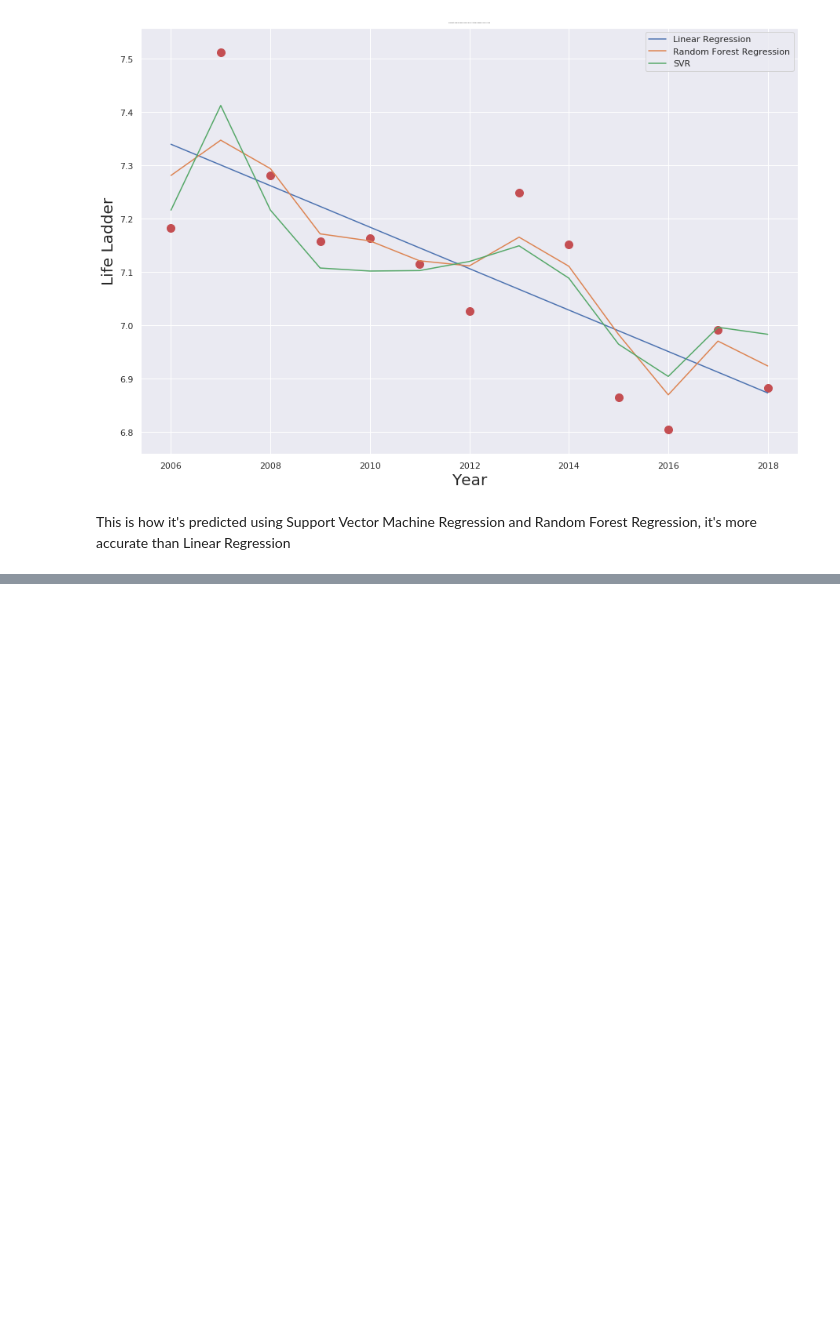
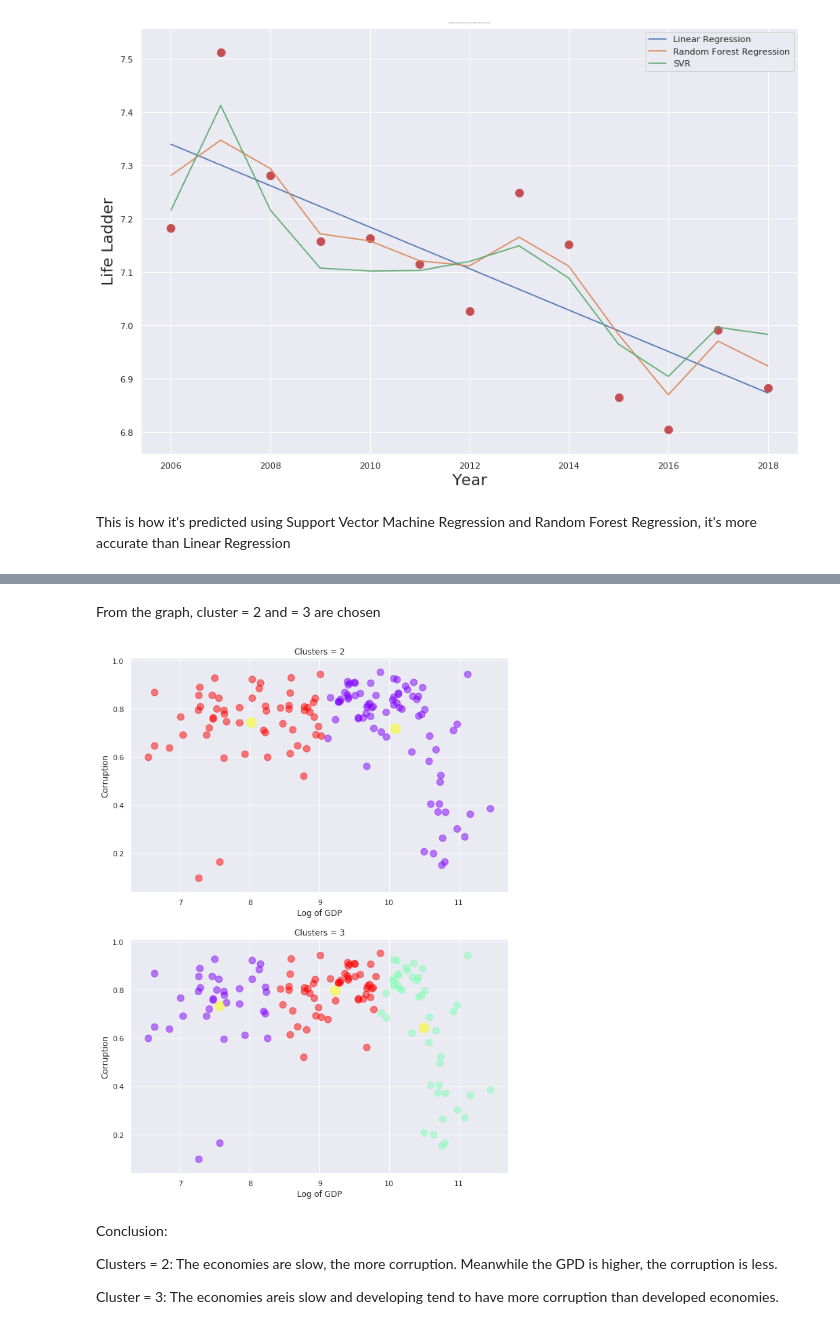
Before and after one commit to tlplus/Probability_Stats_Project, a Jupyter notebook: World Happiness Report.ipynb, the cells around one changed output, grey strips where cells are left out. Cells and saved outputs as stored; diff of their text form; code cells hidden in the pictures; blank space fills up the shorter version.

```diff
--- a/World Happiness Report.ipynb
+++ b/World Happiness Report.ipynb
@@ -256,0 +287,31 @@ This is how it's predicted using Support Vector Machine Regression and Random Fo
+# %% [markdown]
+From the graph, cluster = 2 and = 3 are chosen
+# %%
+ax, figsize = plt.subplots(figsize = (10, 14))
+
+n_clus = [2, 3]
+n = 1
+for i in n_clus:
+    kmeans = KMeans(n_clusters = i)
+    kmeans.fit(X)
+    y_kmeans = kmeans.predict(X)
+    centers = kmeans.cluster_centers_
+
+    plt.subplot(2, 1, n)
+
+    plt.scatter(df_2018['Log GDP per capita'],
+            df_2018['Perceptions of corruption'],
+            c=y_kmeans, s=100, alpha = 0.5, cmap='rainbow')
+    plt.scatter(centers[:, 0], centers[:,1], c = 'yellow', s = 200, alpha = 0.5)
+    plt.xlabel('Log of GDP')
+    plt.ylabel('Corruption')
+    plt.title('Clusters = 2' if n == 1 else 'Clusters = 3')
+    n+=1
+# %% [output]
+[figure, added]
+# %% [markdown]
+Conclusion:
+
+Clusters = 2: The economies are slow, the more corruption. Meanwhile the GPD is higher, the corruption is less.
+
+Cluster = 3: The economies areis slow and developing tend to have more corruption than developed economies.
```
Also changed, not shown: parts of 7 cells of this notebook.
